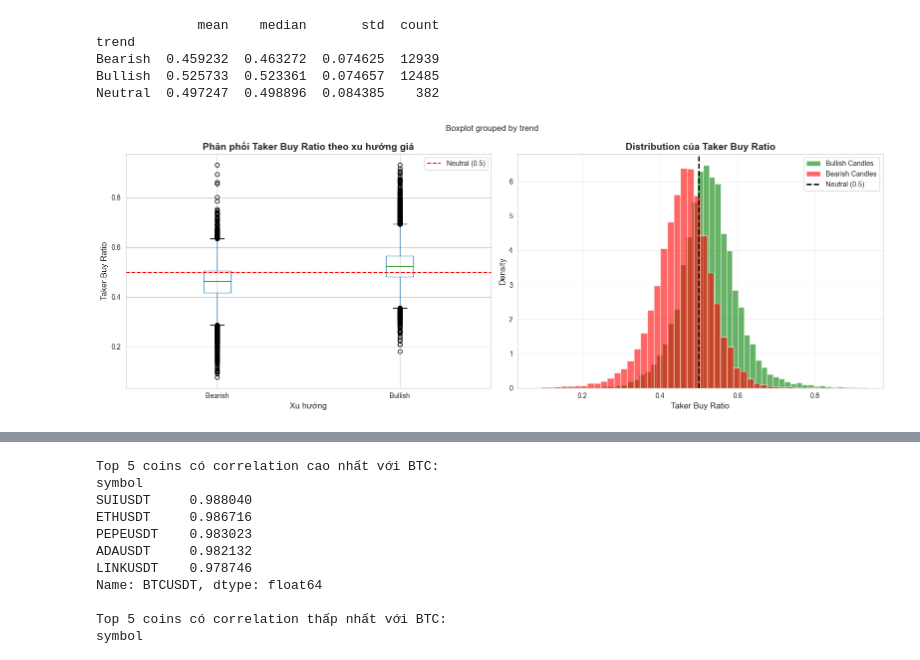
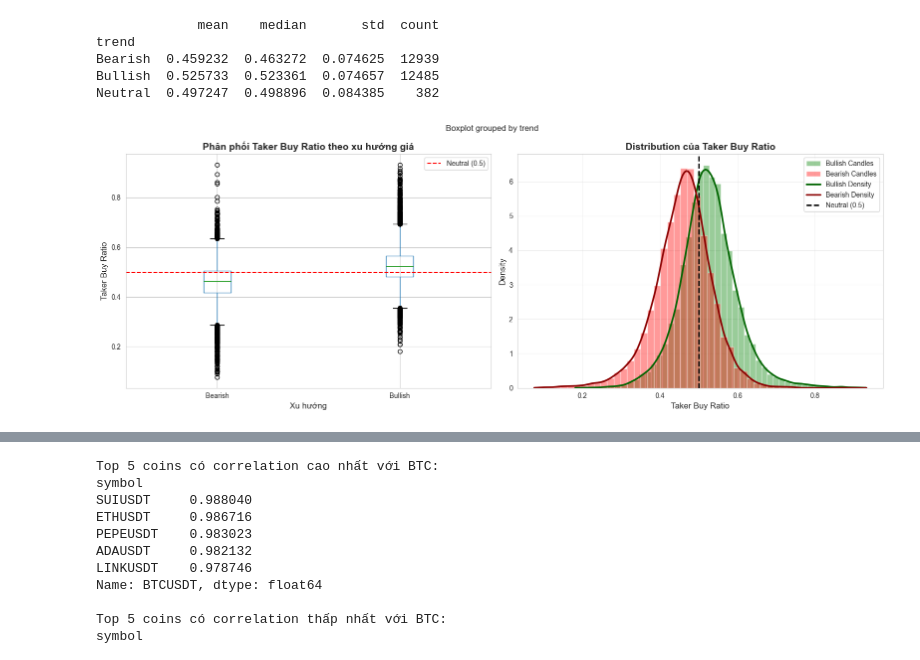
Before and after one commit to kimngoc280105/Binance, a Jupyter notebook: Notebooks/02_question.ipynb, the cells around one changed output, grey strips where cells are left out. Drawn from its saved outputs; the diff is of its cells as text; code cells hidden in the pictures.

```diff
--- a/Notebooks/02_question.ipynb
+++ b/Notebooks/02_question.ipynb
@@ -444,35 +519,51 @@ Neutral  0.497247  0.498896  0.084385    382
 # %%
 # Visualization
 fig, axes = plt.subplots(1, 2, figsize=(16, 6))
 
 # Plot 1: Box plot
 df_plot = df_taker[df_taker['trend'] != 'Neutral']
 df_plot.boxplot(column='taker_buy_ratio', by='trend', ax=axes[0])
 axes[0].set_title('Phân phối Taker Buy Ratio theo xu hướng giá', fontsize=14, fontweight='bold')
 axes[0].set_xlabel('Xu hướng', fontsize=12)
 axes[0].set_ylabel('Taker Buy Ratio', fontsize=12)
 axes[0].axhline(y=0.5, color='r', linestyle='--', label='Neutral (0.5)')
 axes[0].legend()
 plt.sca(axes[0])
 plt.xticks([1, 2], ['Bearish', 'Bullish'])
 
-# Plot 2: Histogram
+# Plot 2: Histogram + KDE
 bullish_data = df_taker[df_taker['trend'] == 'Bullish']['taker_buy_ratio']
 bearish_data = df_taker[df_taker['trend'] == 'Bearish']['taker_buy_ratio']
 
-axes[1].hist(bullish_data, bins=50, alpha=0.6, label='Bullish Candles', color='green', density=True)
-axes[1].hist(bearish_data, bins=50, alpha=0.6, label='Bearish Candles', color='red', density=True)
+# Histogram
+axes[1].hist(bullish_data, bins=50, alpha=0.4, label='Bullish Candles', color='green', density=True)
+axes[1].hist(bearish_data, bins=50, alpha=0.4, label='Bearish Candles', color='red', density=True)
+
+# KDE lines (đường density)
+bullish_data_clean = bullish_data.dropna()
+bearish_data_clean = bearish_data.dropna()
+
+if len(bullish_data_clean) > 0:
+    kde_bullish = stats.gaussian_kde(bullish_data_clean)
+    x_range = np.linspace(bullish_data_clean.min(), bullish_data_clean.max(), 200)
+    axes[1].plot(x_range, kde_bullish(x_range), color='darkgreen', linewidth=2.5, label='Bullish Density')
+
+if len(bearish_data_clean) > 0:
+    kde_bearish = stats.gaussian_kde(bearish_data_clean)
+    x_range = np.linspace(bearish_data_clean.min(), bearish_data_clean.max(), 200)
+    axes[1].plot(x_range, kde_bearish(x_range), color='darkred', linewidth=2.5, label='Bearish Density')
+
 axes[1].axvline(x=0.5, color='black', linestyle='--', linewidth=2, label='Neutral (0.5)')
 axes[1].set_title('Distribution của Taker Buy Ratio', fontsize=14, fontweight='bold')
 axes[1].set_xlabel('Taker Buy Ratio', fontsize=12)
 axes[1].set_ylabel('Density', fontsize=12)
 axes[1].legend()
 axes[1].grid(True, alpha=0.3)
 
 plt.tight_layout()
 plt.show()
 # %% [output]
-[figure, old version]
+[figure, new version]
 # %% [markdown]
 **Kết quả và Nhận xét:**
 
```
Also changed, not shown: parts of 24 cells of this notebook.
